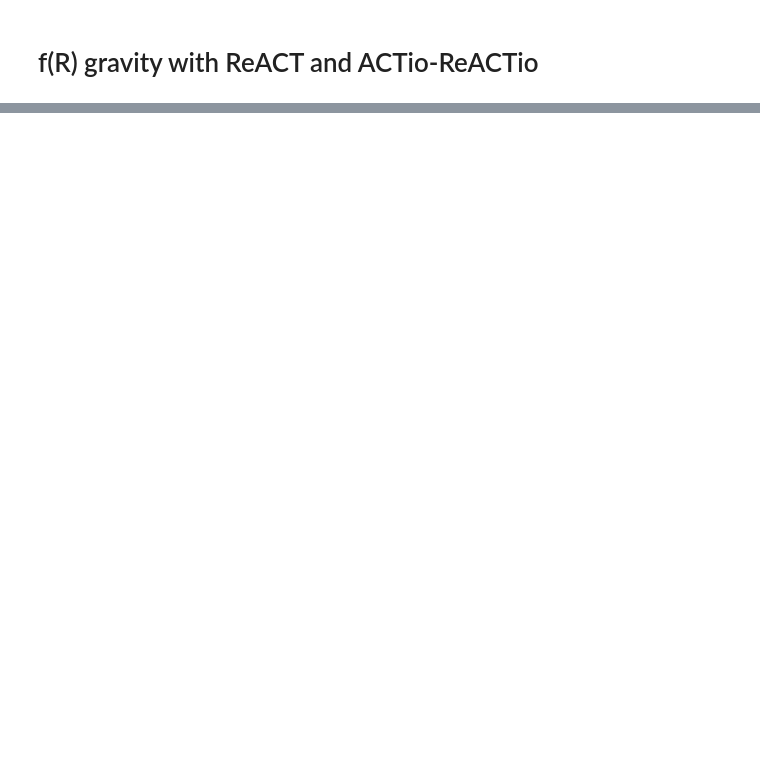
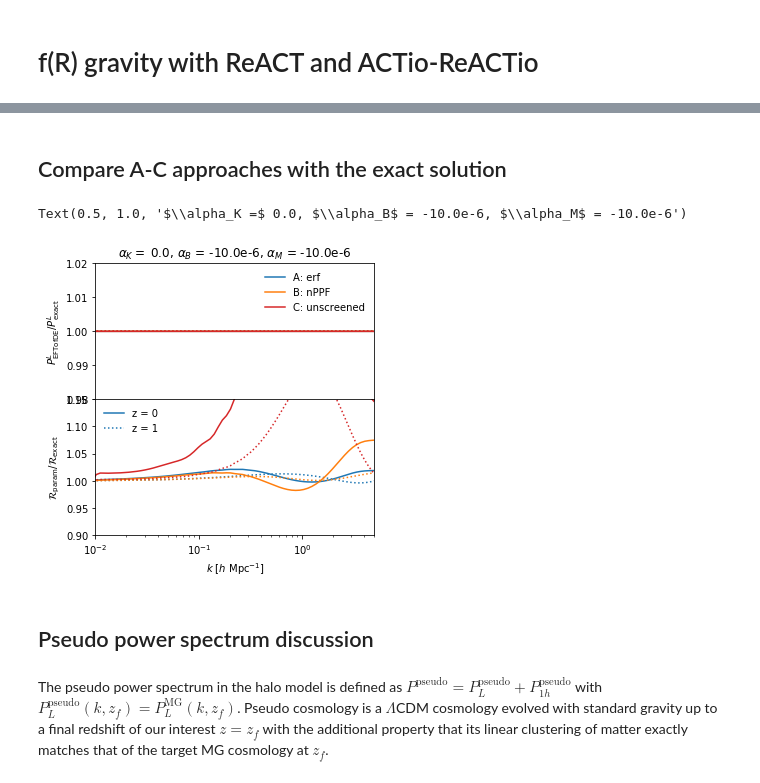
Before and after one commit to nebblu/ACTio-ReACTio, a Jupyter notebook: notebooks/pyreact_demo-fofR.ipynb, the cells around one changed output, grey strips where cells are left out. Cells and saved outputs as stored; diff of their text form; code cells hidden in the pictures; blank space fills up the shorter version.

```diff
--- a/notebooks/pyreact_demo-fofR.ipynb
+++ b/notebooks/pyreact_demo-fofR.ipynb
@@ -218,0 +230,40 @@ Hmcode needs pofk_lin at least 4 redshifts for correct interpolation!
+# %% [markdown]
+## Compare A-C approaches with the exact solution
+# %%
+fig, ax = plt.subplots(2, 1, sharex=True, figsize=(5, 5))
+fig.subplots_adjust(hspace=0)
+
+ax[0].semilogx(k_lin, pofk_lin_EFT_reactA[0]/pofk_lin_MG_react[0], color="tab:blue", label="A: erf")
+ax[0].semilogx(k_lin, pofk_lin_EFT_reactA[-1]/pofk_lin_MG_react[-1], color="tab:blue", linestyle="dotted")
+ax[0].semilogx(k_lin, pofk_lin_EFT_reactB[0]/pofk_lin_MG_react[0], color="tab:orange", label="B: nPPF")
+ax[0].semilogx(k_lin, pofk_lin_EFT_reactB[-1]/pofk_lin_MG_react[-1], color="tab:orange", linestyle="dotted")
+ax[0].semilogx(k_lin, pofk_lin_EFT_reactC[0]/pofk_lin_MG_react[0], color="tab:red", label="C: unscreened")
+ax[0].semilogx(k_lin, pofk_lin_EFT_reactC[-1]/pofk_lin_MG_react[-1], color="tab:red", linestyle="dotted")
+
+ax[1].semilogx(k_lin, RA[0]/R[0], label="z = 0", color="tab:blue")
+ax[1].semilogx(k_lin, RA[-1]/R[-1], label="z = 1", linestyle="dotted", color="tab:blue")
+ax[1].semilogx(k_lin, RB[0]/R[0], color="tab:orange")
+ax[1].semilogx(k_lin, RB[-1]/R[-1], linestyle="dotted", color="tab:orange")
+ax[1].semilogx(k_lin, RC[0]/R[0], color="tab:red")
+ax[1].semilogx(k_lin, RC[-1]/R[-1],linestyle="dotted", color="tab:red")
+
+ax[0].legend(frameon=False)
+ax[1].legend(frameon=False)
+ax[0].set_ylim(0.98, 1.02)
+ax[1].set_ylim(0.9, 1.15)
+
+ax[0].set_xlim(0.01, 5)
+ax[1].set_xlim(0.01, 5)
+
+
+ax[0].set_ylabel("$P^{L}_\mathrm{EFTofDE}/P^{L}_\mathrm{exact}$")
+ax[1].set_ylabel("$\mathcal{R}_\mathrm{param}/\mathcal{R}_\mathrm{exact}$")
+ax[1].set_xlabel("$k$ [$h$ Mpc$^{-1}$]")
+ax[0].set_title("$\\alpha_K =$ {}, $\\alpha_B$ = {}e-6, $\\alpha_M$ = {}e-6".format(round(extraparsA[0], 2),round(extraparsA[1]*10**6, 2), round(extraparsA[2]*10**6, 2)))
+# %% [output]
+Text(0.5, 1.0, '$\\alpha_K =$ 0.0, $\\alpha_B$ = -10.0e-6, $\\alpha_M$ = -10.0e-6')
+[figure, added]
+# %% [markdown]
+## Pseudo power spectrum discussion
+# %% [markdown]
+The pseudo power spectrum in the halo model is defined as $P^\mathrm{pseudo} = P^\mathrm{pseudo}_L + P^\mathrm{pseudo}_{1h}$ with $P^\mathrm{pseudo}_L(k, z_f) = P^\mathrm{MG}_L(k, z_f)$. Pseudo cosmology is a $\Lambda$CDM cosmology evolved with standard gravity up to a final redshift of our interest $z=z_f$ with the additional property that its linear clustering of matter exactly matches that of the target MG cosmology at $z_f$.
```
Also changed, not shown: parts of 31 cells of this notebook, 1 other file.
